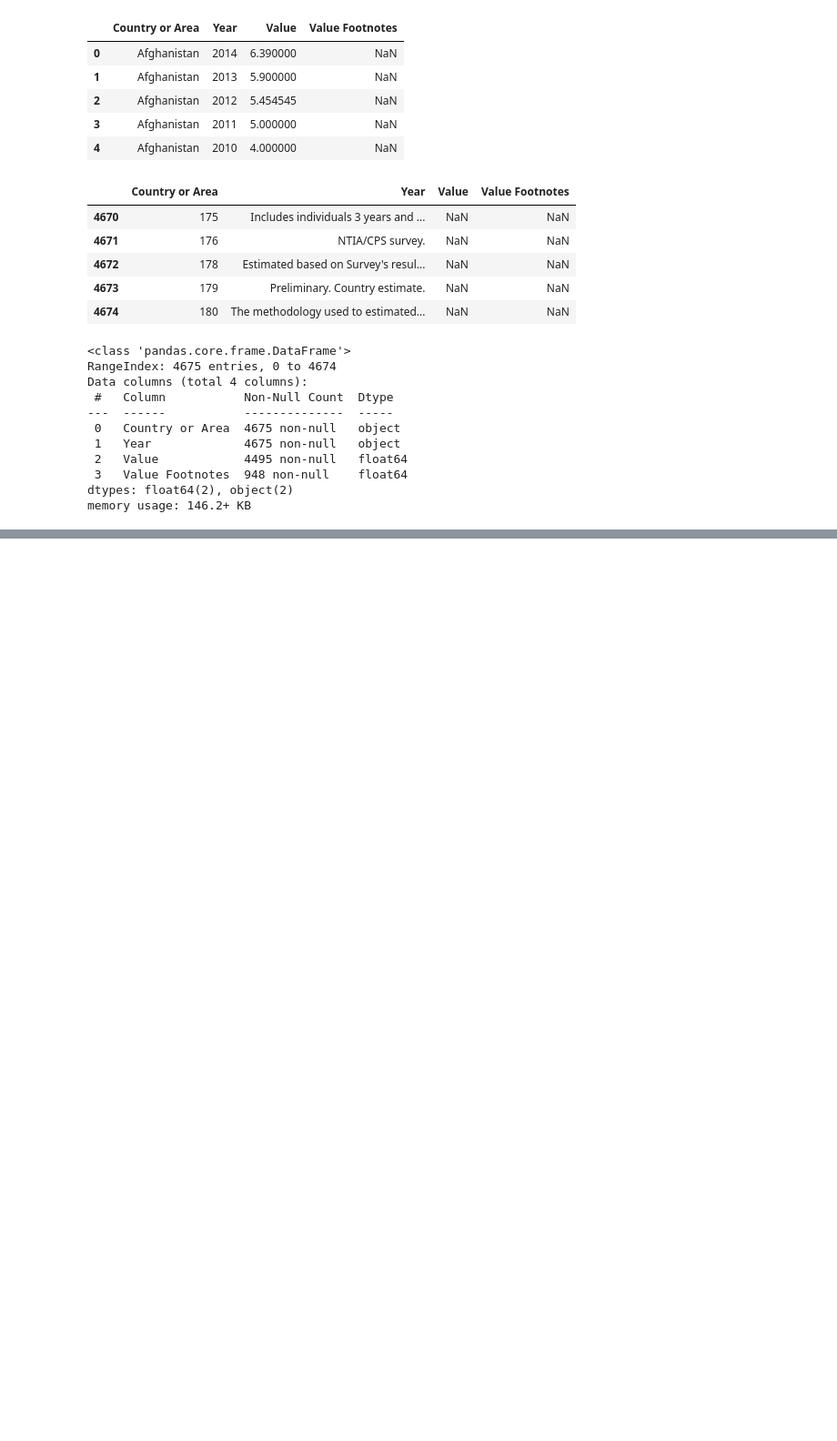
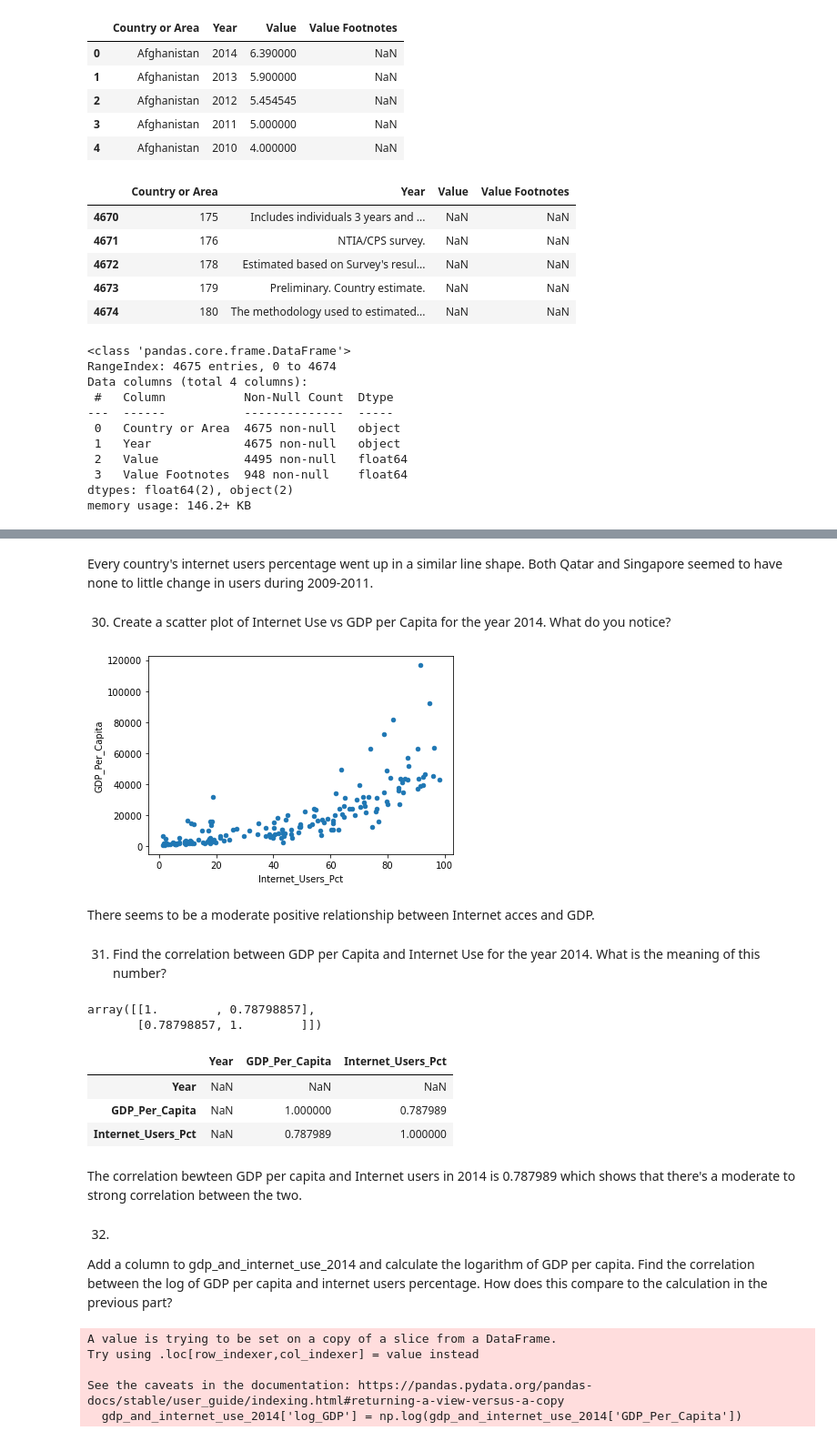
Before and after one commit to nss-data-science-cohort-4/dq1-undata-zylstraa, a Jupyter notebook: notebooks/UN_Data_Exploration.ipynb, the cells around one changed output, grey strips where cells are left out. Shown at 91% size. Drawn from its saved outputs; the diff is of its cells as text; code cells hidden in the pictures; blank space fills up the shorter version.

Commit message:
Finished guided practice ? 33

```diff
--- a/notebooks/UN_Data_Exploration.ipynb
+++ b/notebooks/UN_Data_Exploration.ipynb
@@ -507,0 +625,2 @@ TO LEXA: you're trying to drop the last rows that aren't listing a year/country
+# %%
+gdp_and_internet_use = gdp_df.merge(internet_df, on=['Country','Year'])
@@ -507,0 +653,2 @@ TO LEXA: you're trying to drop the last rows that aren't listing a year/country
+# %%
+gdp_and_internet_use_2014 = gdp_and_internet_use[gdp_and_internet_use['Year']== 2014]
@@ -507,0 +718,16 @@ TO LEXA: you're trying to drop the last rows that aren't listing a year/country
+# %% [markdown]
+Every country's internet users percentage went up in a similar line shape. Both Qatar and Singapore seemed to have none to little change in users during 2009-2011.
+# %% [markdown]
+
+
+30. Create a scatter plot of Internet Use vs GDP per Capita for the year 2014. What do you notice?
+# %%
+gdp_and_internet_use_2014.plot(kind='scatter', x='Internet_Users_Pct', y='GDP_Per_Capita');
+# %% [output]
+[figure, added]
+# %% [markdown]
+There seems to be a moderate positive relationship between Internet acces and GDP.
+# %% [markdown]
+
+
+31. Find the correlation between GDP per Capita and Internet Use for the year 2014. What is the meaning of this number?
@@ -507,0 +737,26 @@ TO LEXA: you're trying to drop the last rows that aren't listing a year/country
+# %%
+np.corrcoef(col_1,col_2)
+# %% [output]
+array([[1.        , 0.78798857],
+       [0.78798857, 1.        ]])
+# %%
+gdp_and_internet_use_2014.corr()
+# %% [output]
+|  | Year | GDP_Per_Capita | Internet_Users_Pct |
+| Year | NaN | NaN | NaN |
+| GDP_Per_Capita | NaN | 1.000000 | 0.787989 |
+| Internet_Users_Pct | NaN | 0.787989 | 1.000000 |
+# %% [markdown]
+The correlation bewteen GDP per capita and Internet users in 2014 is 0.787989 which shows that there's a moderate to strong correlation between the two.
+# %% [markdown]
+32.
+
+Add a column to gdp_and_internet_use_2014 and calculate the logarithm of GDP per capita. Find the correlation between the log of GDP per capita and internet users percentage. How does this compare to the calculation in the previous part?
+# %%
+gdp_and_internet_use_2014['log_GDP'] = np.log(gdp_and_internet_use_2014['GDP_Per_Capita'])
+# %% [output]
+A value is trying to be set on a copy of a slice from a DataFrame.
+Try using .loc[row_indexer,col_indexer] = value instead
+
+See the caveats in the documentation: https://pandas.pydata.org/pandas-docs/stable/user_guide/indexing.html#returning-a-view-versus-a-copy
+  gdp_and_internet_use_2014['log_GDP'] = np.log(gdp_and_internet_use_2014['GDP_Per_Capita'])
```
Also changed, not shown: parts of 42 cells of this notebook.
